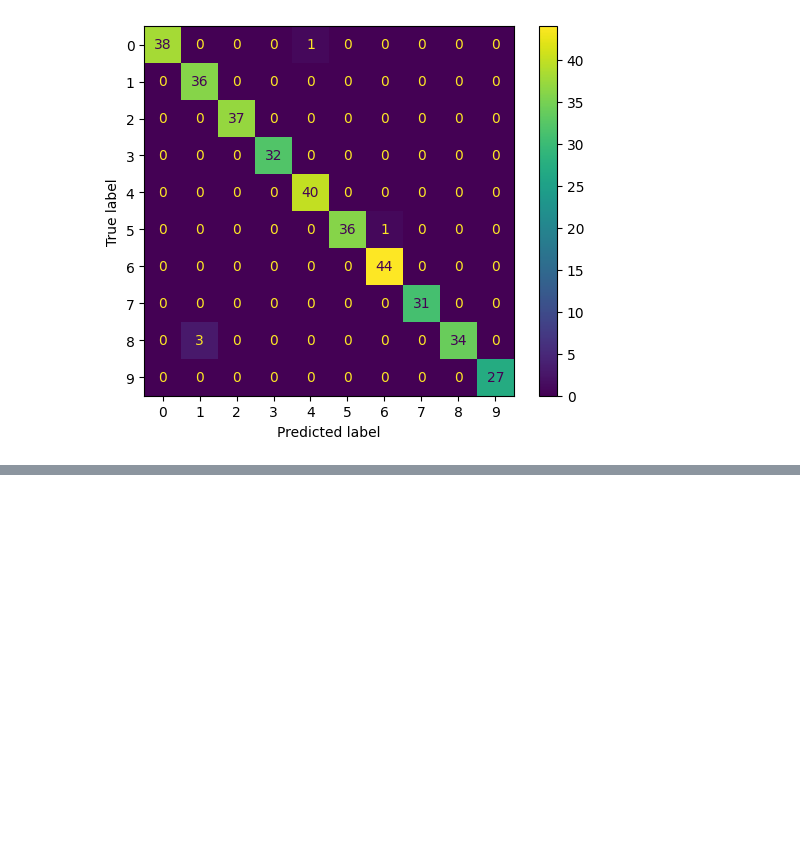
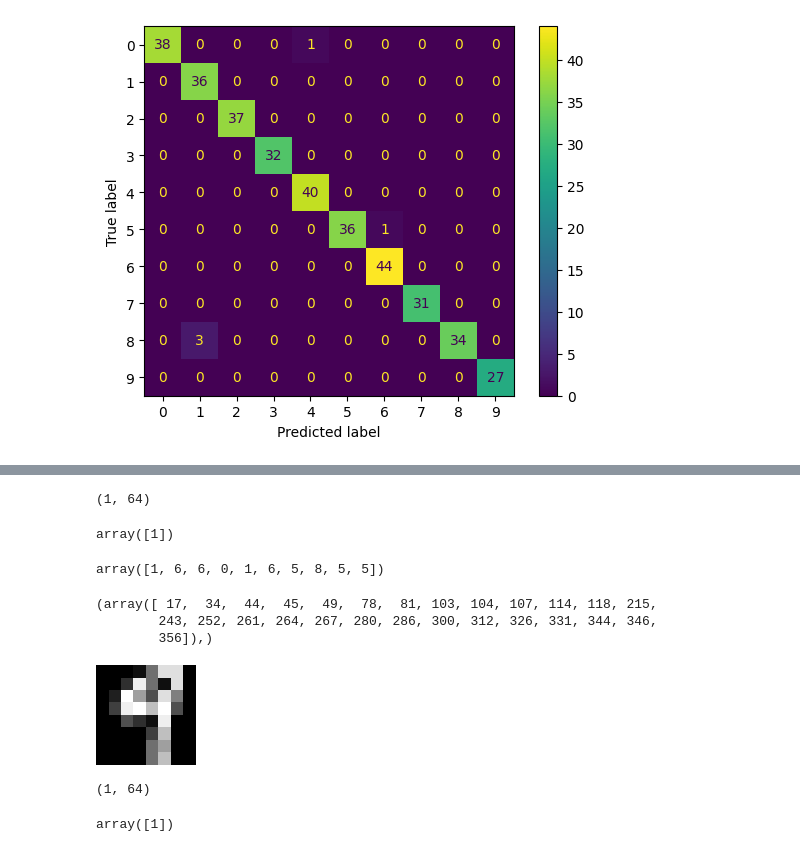
Before and after one commit to user20and21/Account, a Jupyter notebook: 3_Digit_Classification.ipynb, the cells around one changed output, grey strips where cells are left out. Saved outputs shown, nothing was run; the diff lists cells and outputs as text; code cells hidden in the pictures; blank space fills up the shorter version.

```diff
--- a/3_Digit_Classification.ipynb
+++ b/3_Digit_Classification.ipynb
@@ -148,0 +228,38 @@ metrics.ConfusionMatrixDisplay.from_predictions(y_test, predicted)
+# %%
+#How do we flatten it?
+image5_final = image5_in16.flatten()[None]
+image5_final.shape
+# %% [output]
+(1, 64)
+# %%
+model.predict(image5_final)
+# %% [output]
+array([1])
+# %%
+y_test[0:10]
+# %% [output]
+array([1, 6, 6, 0, 1, 6, 5, 8, 5, 5])
+# %%
+#How do we find where the image '1'is saved?
+np.where(y_test == 9)
+# %% [output]
+(array([ 17,  34,  44,  45,  49,  78,  81, 103, 104, 107, 114, 118, 215,
+        243, 252, 261, 264, 267, 280, 286, 300, 312, 326, 331, 344, 346,
+        356]),)
+# %%
+Image.fromarray((x_test[44].reshape((8,8))/16 *255).astype(np.uint8)).resize((100, 100), resample = Image.NEAREST)
+# %% [output]
+[figure, added]
+# %%
+
+image9 = Image.open("Digit_9.png").resize((8,8))
+np_image9 = np.array(image9)
+np_in16 = np_image9.astype(np.float32)/255 *16
+np_final = np_in16.flatten()[None]
+np_final.shape
+# %% [output]
+(1, 64)
+# %%
+model.predict(np_final)
+# %% [output]
+array([1])
```
Also changed, not shown: parts of 14 cells of this notebook.
